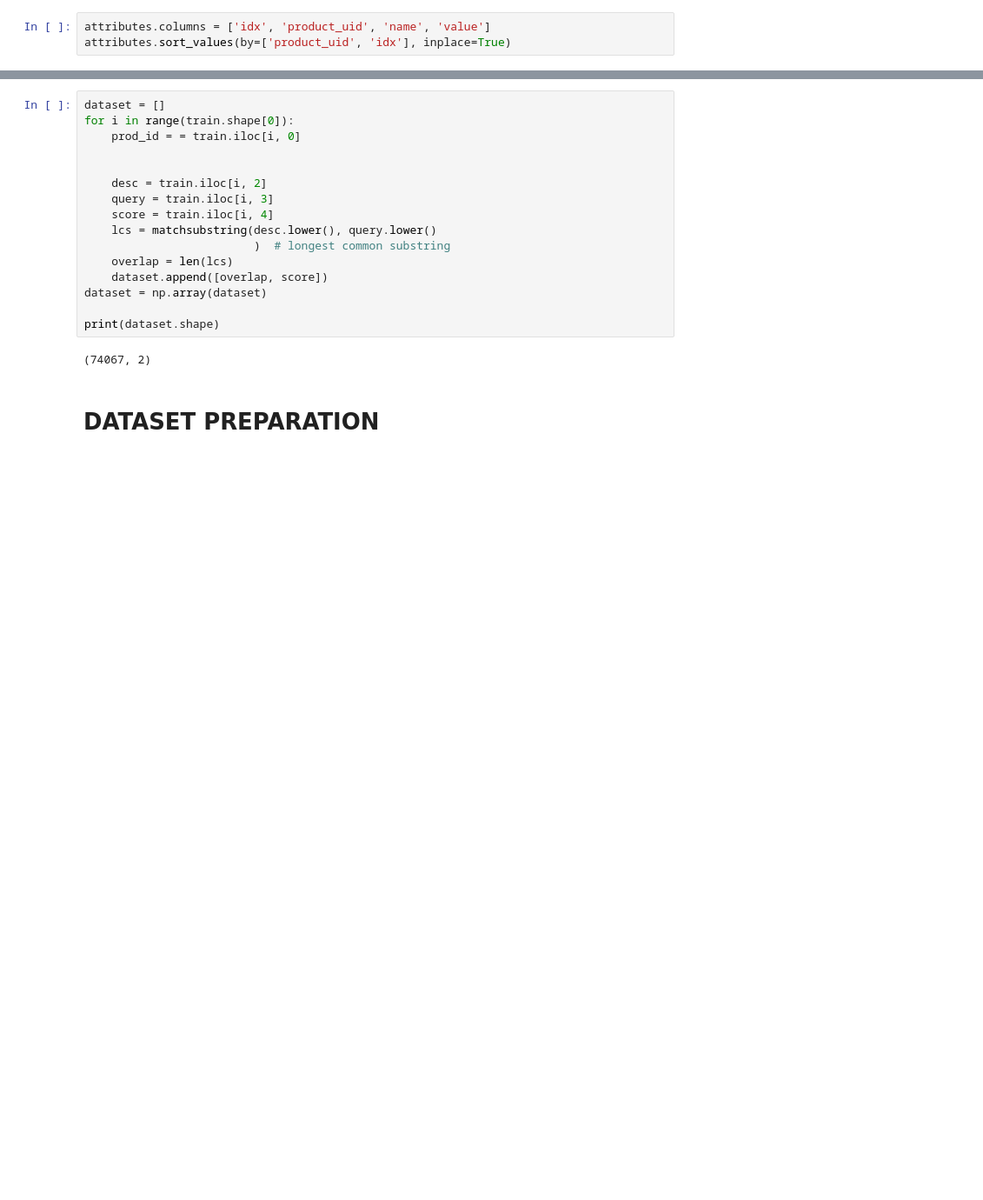
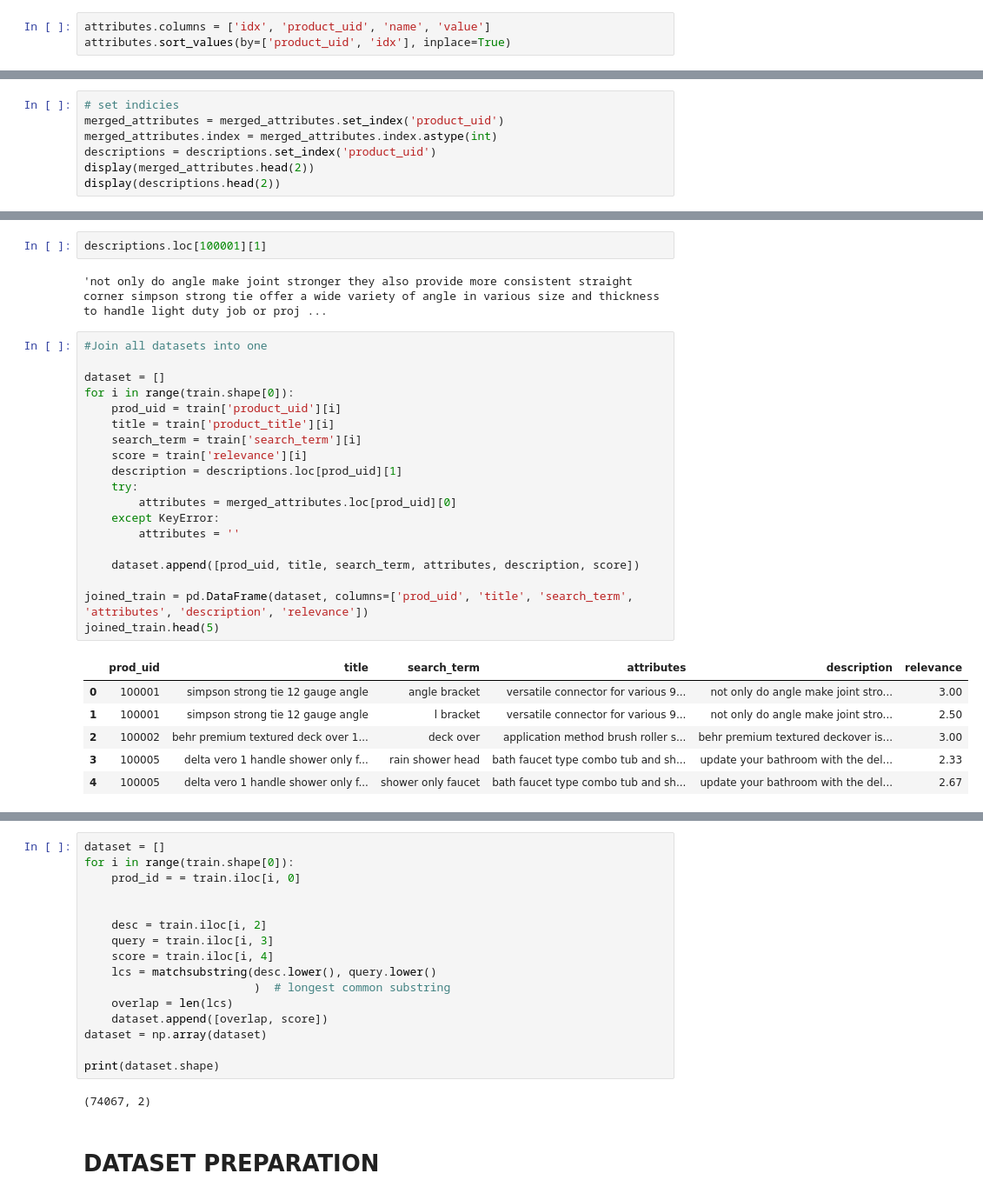
Before and after one commit to zeyger/home-depot, a Jupyter notebook: notebooks/home-depot.ipynb, the cells around one changed output, grey strips where cells are left out. Shown: that part at 87% size. Saved outputs shown, nothing was run; the diff lists cells and outputs as text; blank space fills up the shorter version.

```diff
--- a/notebooks/home-depot.ipynb
+++ b/notebooks/home-depot.ipynb
@@ -667,3 +666,10 @@ display(merged_attributes.head(10))
 | 7 | 100008.0 | assembled depth inch . 375 in ass... |
 | 8 | 100009.0 | application door window made of p... |
 | 9 | 100010.0 | can be used with all valley view ... |
+# %%
+# set indicies
+merged_attributes = merged_attributes.set_index('product_uid')
+merged_attributes.index = merged_attributes.index.astype(int)
+descriptions = descriptions.set_index('product_uid')
+display(merged_attributes.head(2))
+display(descriptions.head(2))
@@ -669,0 +685,30 @@ display(merged_attributes.head(10))
+# %%
+descriptions.loc[100001][1]
+# %% [output]
+'not only do angle make joint stronger they also provide more consistent straight corner simpson strong tie offer a wide variety of angle in various size and thickness to handle light duty job or proj ...
+# %%
+#Join all datasets into one
+
+dataset = []
+for i in range(train.shape[0]):
+    prod_uid = train['product_uid'][i]
+    title = train['product_title'][i]
+    search_term = train['search_term'][i]
+    score = train['relevance'][i]
+    description = descriptions.loc[prod_uid][1]
+    try:
+        attributes = merged_attributes.loc[prod_uid][0]
+    except KeyError:
+        attributes = ''
+
+    dataset.append([prod_uid, title, search_term, attributes, description, score])
+
+joined_train = pd.DataFrame(dataset, columns=['prod_uid', 'title', 'search_term', 'attributes', 'description', 'relevance'])
+joined_train.head(5)
+# %% [output]
+|  | prod_uid | title | search_term | attributes | description | relevance |
+| 0 | 100001 | simpson strong tie 12 gauge angle | angle bracket | versatile connector for various 9... | not only do angle make joint stro... | 3.00 |
+| 1 | 100001 | simpson strong tie 12 gauge angle | l bracket | versatile connector for various 9... | not only do angle make joint stro... | 2.50 |
+| 2 | 100002 | behr premium textured deck over 1... | deck over | application method brush roller s... | behr premium textured deckover is... | 3.00 |
+| 3 | 100005 | delta vero 1 handle shower only f... | rain shower head | bath faucet type combo tub and sh... | update your bathroom with the del... | 2.33 |
+| 4 | 100005 | delta vero 1 handle shower only f... | shower only faucet | bath faucet type combo tub and sh... | update your bathroom with the del... | 2.67 |
```
Also changed, not shown: parts of 10 cells of this notebook.
